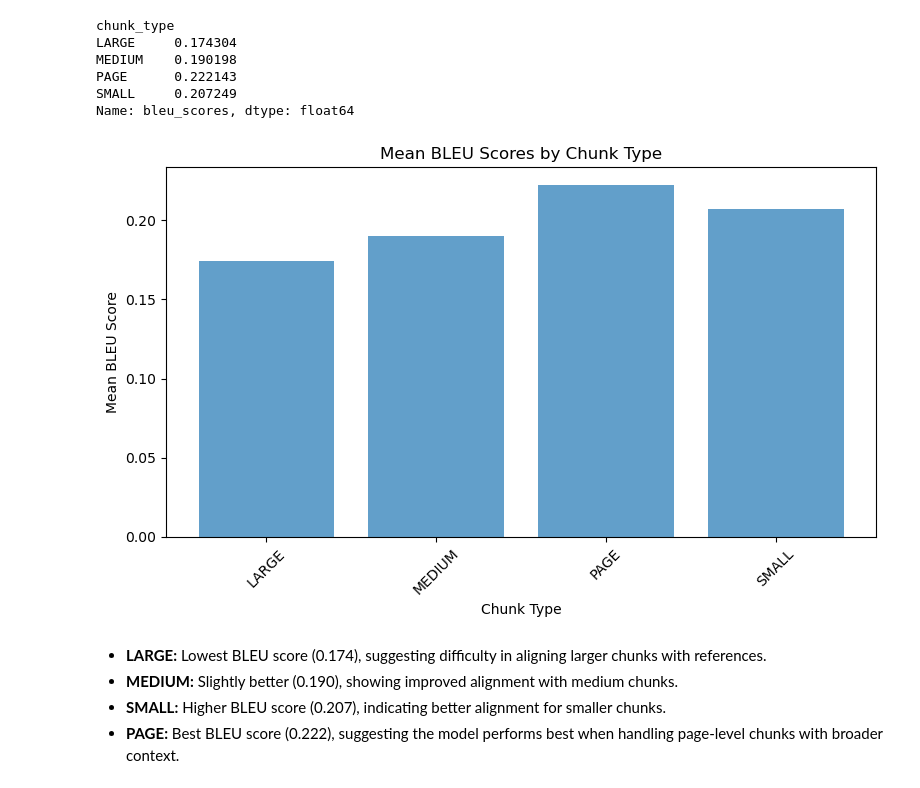
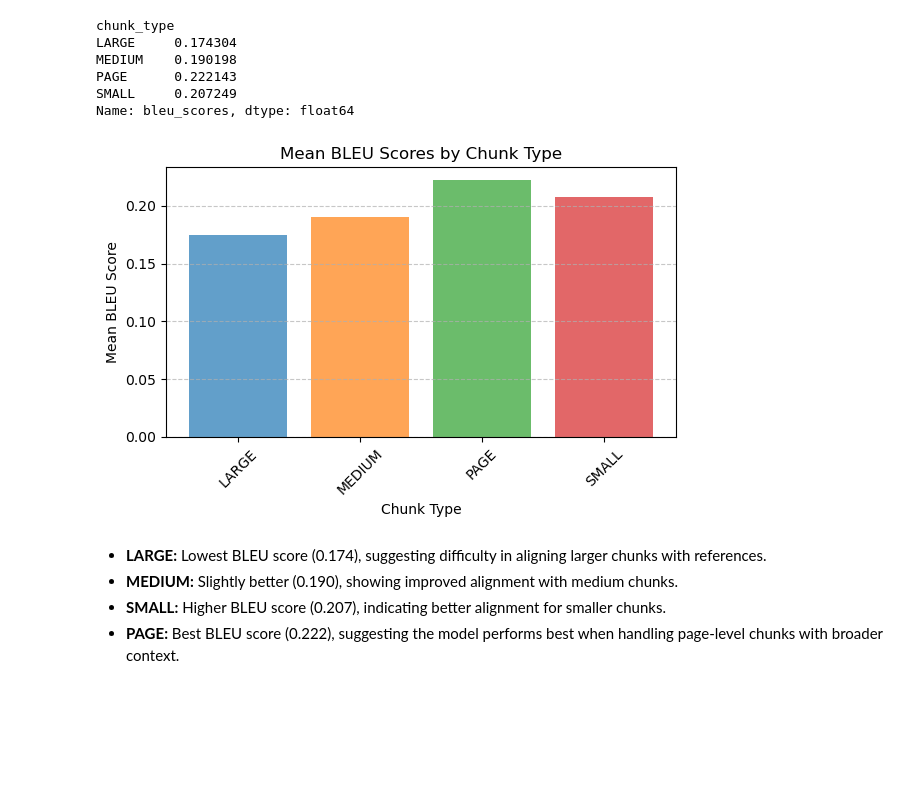
Before and after one commit to Jrana1/Bachelor_Thesis, a Jupyter notebook: bachelor_thesis_analysis_part.ipynb, the cells around one changed output. Cells and saved outputs as stored; diff of their text form; code cells hidden in the pictures; blank space fills up the shorter version.

Commit message:
data evaluated

```diff
--- a/bachelor_thesis_analysis_part.ipynb
+++ b/bachelor_thesis_analysis_part.ipynb
@@ -27,3 +133,9 @@ from bert_score import score
+# %%
+
+custom_palette = ['#1f77b4', '#ff7f0e', '#2ca02c', '#d62728', '#9467bd', '#8c564b']
+
+# Set the default color cycle for matplotlib
+plt.rcParams['axes.prop_cycle'] = plt.cycler(color=custom_palette)
 # %% [markdown]
 # Preparing the Knowledge Base
 # %% [markdown]
@@ -661,0 +844,19 @@ responses.shape
+# %%
+
+chunk_types = responses[responses['answer_accuracy'].isin([4])].groupby("chunk_type")['id'].count().index
+total_chunks = responses[responses['answer_accuracy'].isin([1,2,4])].groupby("chunk_type")['id'].count().values
+correctly_answered = responses[responses['answer_accuracy'].isin([1,2])].groupby("chunk_type")['id'].count().values
+incorrectly_answered = responses[responses['answer_accuracy'].isin([4])].groupby("chunk_type")['id'].count().values
+
+# Calculations
+precision = [tp / (tp + fp) for tp, fp in zip(correctly_answered, incorrectly_answered)]
+# Create DataFrame
+results = pd.DataFrame({
+    "Chunk Type": chunk_types,
+    "Precision (%)": [p * 100 for p in precision],
+    "Correctly Answered (TP)": correctly_answered,
+    "Incorrectly Answered (FP)": incorrectly_answered,
+    "Total Retrieved Chunks": total_chunks
+})
+
+results
@@ -1097,17 +1317,18 @@ Name: bleu_scores, dtype: float64
 # %%
 mean_bleu_scores = t_d.groupby('chunk_type')['bleu_scores'].mean().reset_index()
 
 # Plot the mean BLEU scores
-plt.figure(figsize=(8, 5))
-plt.bar(mean_bleu_scores['chunk_type'], mean_bleu_scores['bleu_scores'], alpha=0.7)
+plt.figure(figsize=(6, 4))
+plt.bar(mean_bleu_scores['chunk_type'], mean_bleu_scores['bleu_scores'], alpha=0.7,color=custom_palette[:len(results["Chunk Type"])])
 plt.title('Mean BLEU Scores by Chunk Type')
 plt.xlabel('Chunk Type')
 plt.ylabel('Mean BLEU Score')
 plt.xticks(rotation=45)
 plt.tight_layout()
+plt.grid(axis='y', linestyle='--', alpha=0.7)
 plt.show()
 # %% [output]
-[figure, old version]
+[figure, new version]
 # %% [markdown]
 + **LARGE:** Lowest BLEU score (0.174), suggesting difficulty in aligning larger chunks with references.
 + **MEDIUM:** Slightly better (0.190), showing improved alignment with medium chunks.
```
Also changed, not shown: parts of 27 cells of this notebook, 1 other file.
